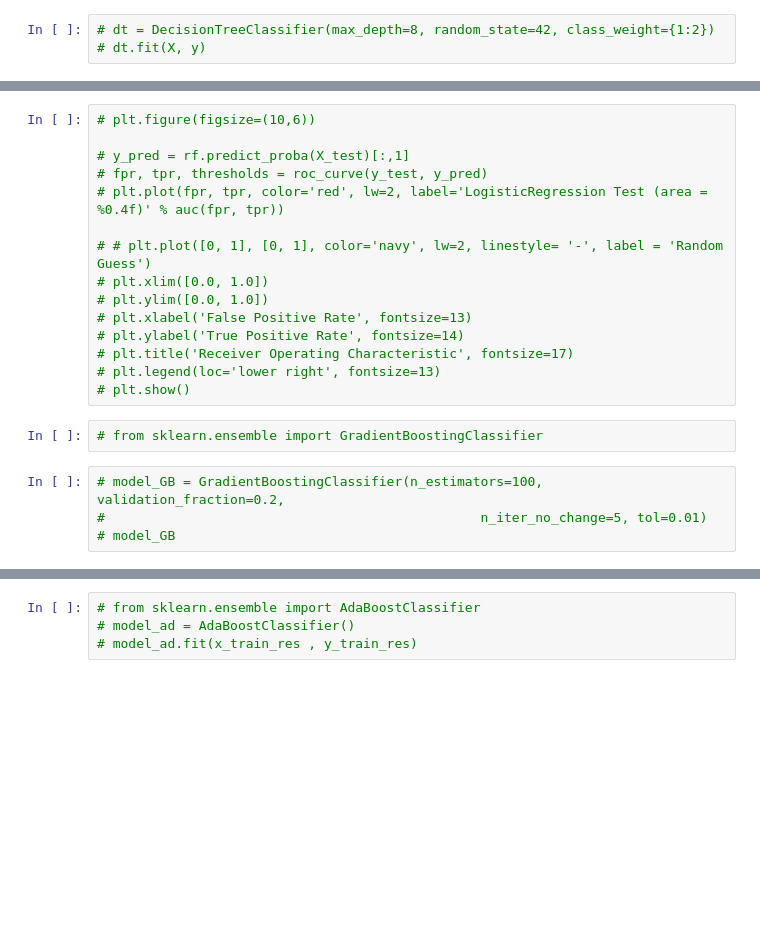
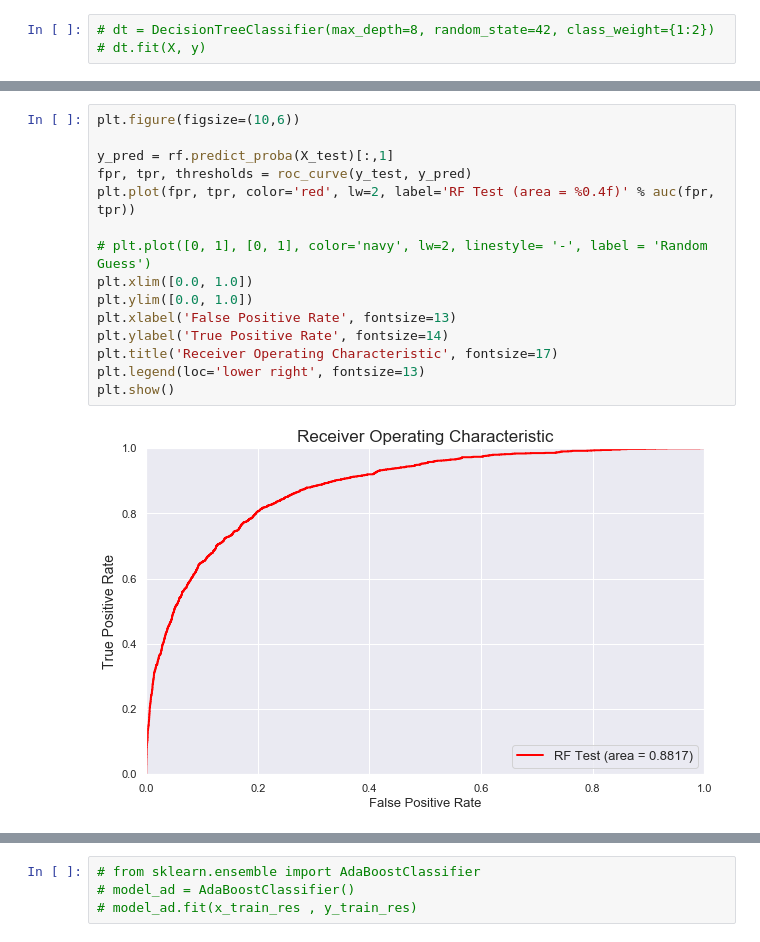
Before and after one commit to curie-capstone/predicting-patient-outcomes, a Jupyter notebook: ravinder/modeling_ravinder.ipynb, the cells around one changed output, grey strips where cells are left out. Drawn from its saved outputs; the diff is of its cells as text; blank space fills up the shorter version.

```diff
--- a/ravinder/modeling_ravinder.ipynb
+++ b/ravinder/modeling_ravinder.ipynb
@@ -754,21 +801,17 @@ plt.show()
 # %%
-# plt.figure(figsize=(10,6))
+plt.figure(figsize=(10,6))
 
-# y_pred = rf.predict_proba(X_test)[:,1]
-# fpr, tpr, thresholds = roc_curve(y_test, y_pred)
-# plt.plot(fpr, tpr, color='red', lw=2, label='LogisticRegression Test (area = %0.4f)' % auc(fpr, tpr))
+y_pred = rf.predict_proba(X_test)[:,1]
+fpr, tpr, thresholds = roc_curve(y_test, y_pred)
+plt.plot(fpr, tpr, color='red', lw=2, label='RF Test (area = %0.4f)' % auc(fpr, tpr))
 
-# # plt.plot([0, 1], [0, 1], color='navy', lw=2, linestyle= '-', label = 'Random Guess')
-# plt.xlim([0.0, 1.0])
-# plt.ylim([0.0, 1.0])
-# plt.xlabel('False Positive Rate', fontsize=13)
-# plt.ylabel('True Positive Rate', fontsize=14)
-# plt.title('Receiver Operating Characteristic', fontsize=17)
-# plt.legend(loc='lower right', fontsize=13)
-# plt.show()
+# plt.plot([0, 1], [0, 1], color='navy', lw=2, linestyle= '-', label = 'Random Guess')
+plt.xlim([0.0, 1.0])
+plt.ylim([0.0, 1.0])
+plt.xlabel('False Positive Rate', fontsize=13)
+plt.ylabel('True Positive Rate', fontsize=14)
+plt.title('Receiver Operating Characteristic', fontsize=17)
+plt.legend(loc='lower right', fontsize=13)
+plt.show()
+# %% [output]
+[figure, added]
-# %%
-# from sklearn.ensemble import GradientBoostingClassifier
-# %%
-# model_GB = GradientBoostingClassifier(n_estimators=100,  validation_fraction=0.2,
-#                                                n_iter_no_change=5, tol=0.01)
-# model_GB
```
Also changed, not shown: parts of 52 cells of this notebook.
